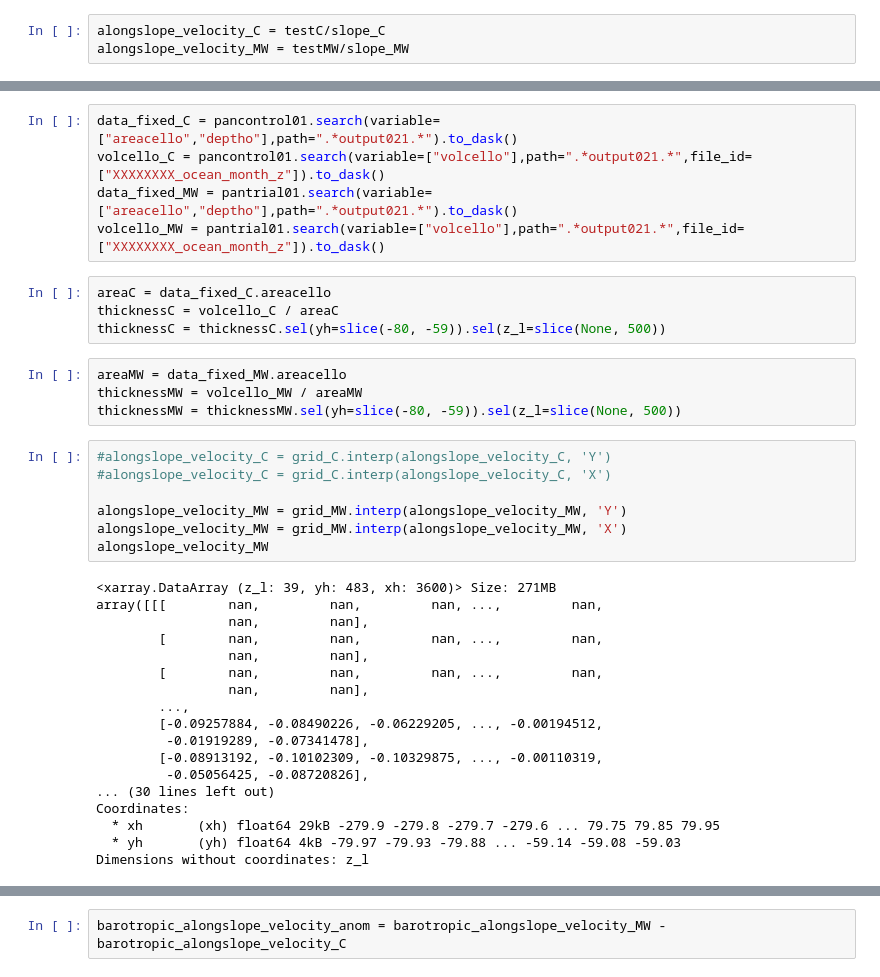
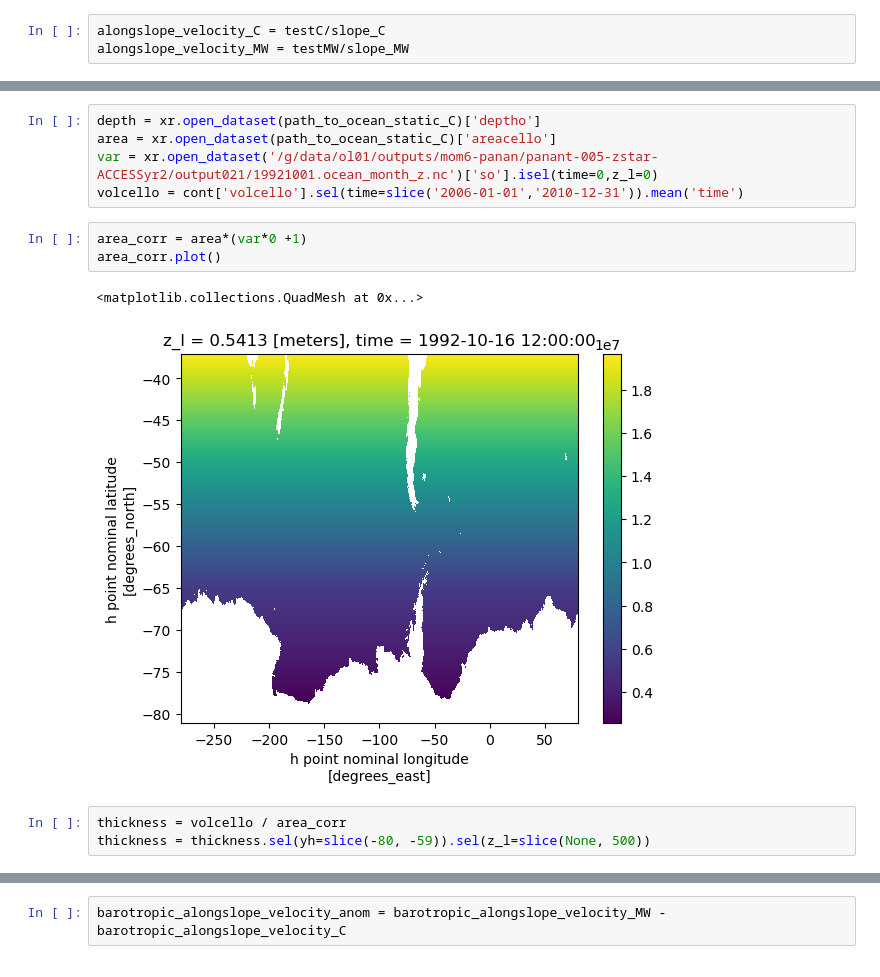
Before and after one commit to adele-morrison/panan-meltwater, a Jupyter notebook: notebooks/speed_analysis/AlongSlopeAnomaly_Pan005.ipynb, the cells around one changed output, grey strips where cells are left out. Drawn from its saved outputs; the diff is of its cells as text.

Commit message:
inter model analysis

```diff
--- a/notebooks/speed_analysis/AlongSlopeAnomaly_Pan005.ipynb
+++ b/notebooks/speed_analysis/AlongSlopeAnomaly_Pan005.ipynb
@@ -101,38 +236,14 @@ Consider scattering data ahead of time and using futures.
 # %%
-data_fixed_C = pancontrol01.search(variable=["areacello","deptho"],path=".*output021.*").to_dask()
-volcello_C = pancontrol01.search(variable=["volcello"],path=".*output021.*",file_id=["XXXXXXXX_ocean_month_z"]).to_dask()
-data_fixed_MW = pantrial01.search(variable=["areacello","deptho"],path=".*output021.*").to_dask()
-volcello_MW = pantrial01.search(variable=["volcello"],path=".*output021.*",file_id=["XXXXXXXX_ocean_month_z"]).to_dask()
+depth = xr.open_dataset(path_to_ocean_static_C)['deptho']
+area = xr.open_dataset(path_to_ocean_static_C)['areacello']
+var = xr.open_dataset('/g/data/ol01/outputs/mom6-panan/panant-005-zstar-ACCESSyr2/output021/19921001.ocean_month_z.nc')['so'].isel(time=0,z_l=0)
+volcello = cont['volcello'].sel(time=slice('2006-01-01','2010-12-31')).mean('time')
+# %%
+area_corr = area*(var*0 +1)
+area_corr.plot()
+# %% [output]
+<matplotlib.collections.QuadMesh at 0x...>
+[figure, added]
 # %%
-areaC = data_fixed_C.areacello
-thicknessC = volcello_C / areaC
-thicknessC = thicknessC.sel(yh=slice(-80, -59)).sel(z_l=slice(None, 500))
+thickness = volcello / area_corr
+thickness = thickness.sel(yh=slice(-80, -59)).sel(z_l=slice(None, 500))
-# %%
-areaMW = data_fixed_MW.areacello
-thicknessMW = volcello_MW / areaMW
-thicknessMW = thicknessMW.sel(yh=slice(-80, -59)).sel(z_l=slice(None, 500))
-# %%
-#alongslope_velocity_C = grid_C.interp(alongslope_velocity_C, 'Y')
-#alongslope_velocity_C = grid_C.interp(alongslope_velocity_C, 'X')
-
-alongslope_velocity_MW = grid_MW.interp(alongslope_velocity_MW, 'Y')
-alongslope_velocity_MW = grid_MW.interp(alongslope_velocity_MW, 'X')
-alongslope_velocity_MW
-# %% [output]
-<xarray.DataArray (z_l: 39, yh: 483, xh: 3600)> Size: 271MB
-array([[[        nan,         nan,         nan, ...,         nan,
-                 nan,         nan],
-        [        nan,         nan,         nan, ...,         nan,
-                 nan,         nan],
-        [        nan,         nan,         nan, ...,         nan,
-                 nan,         nan],
-        ...,
-        [-0.09257884, -0.08490226, -0.06229205, ..., -0.00194512,
-         -0.01919289, -0.07341478],
-        [-0.08913192, -0.10102309, -0.10329875, ..., -0.00110319,
-         -0.05056425, -0.08720826],
-... (30 lines left out)
-Coordinates:
-  * xh       (xh) float64 29kB -279.9 -279.8 -279.7 -279.6 ... 79.75 79.85 79.95
-  * yh       (yh) float64 4kB -79.97 -79.93 -79.88 ... -59.14 -59.08 -59.03
-Dimensions without coordinates: z_l
```
Also changed, not shown: parts of 41 cells of this notebook, 24 other files.
